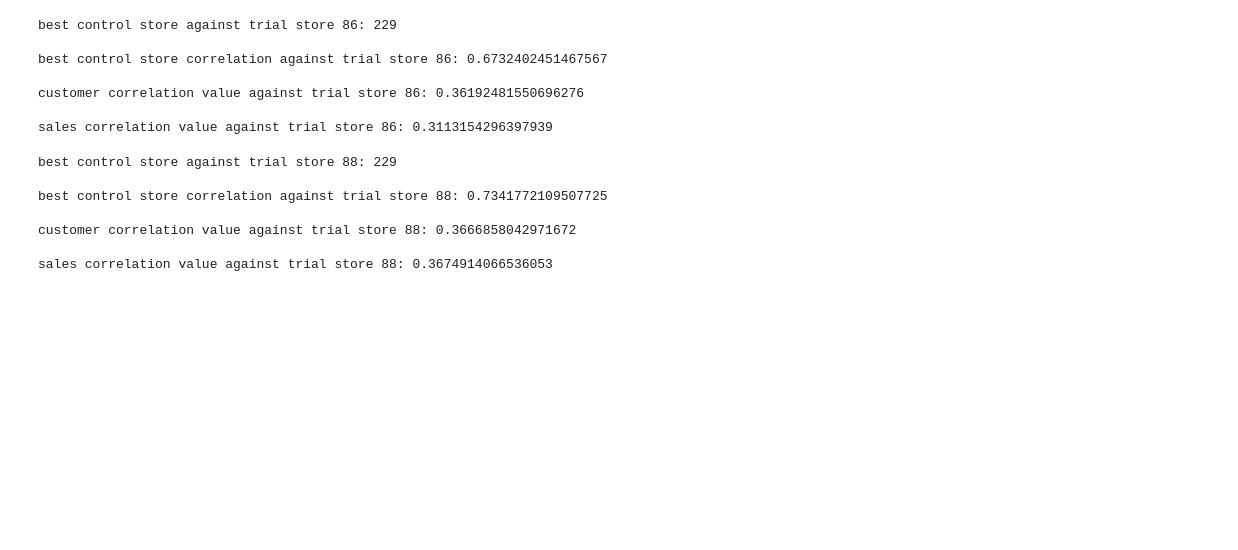
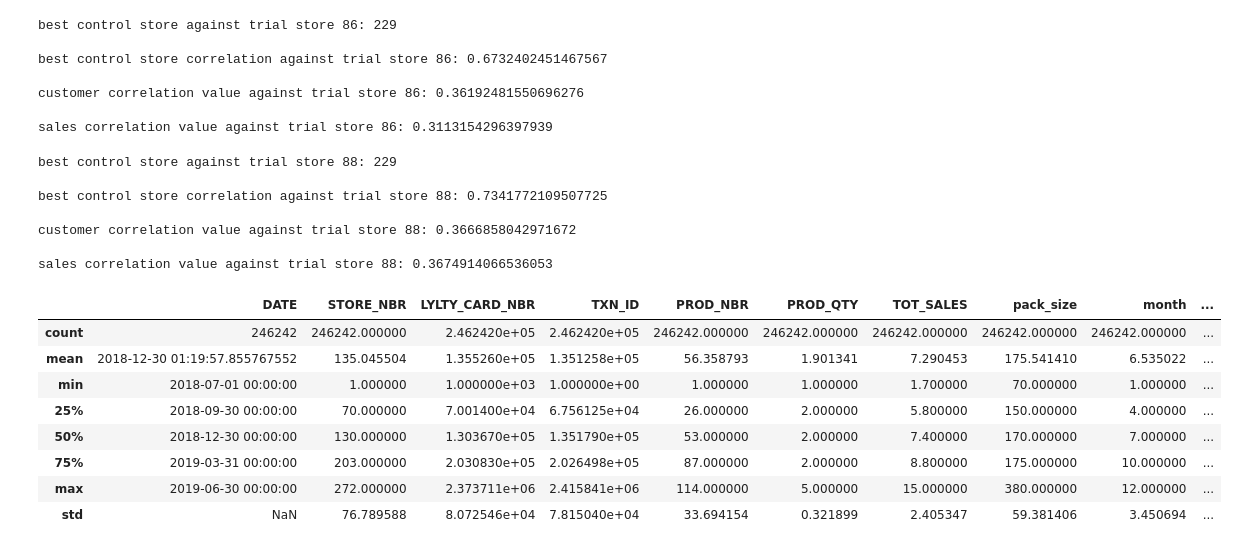
Before and after one commit to pandaueno0156/Exploratory_Data_Analysis_ChipCompany, a Jupyter notebook: customer_analytics.ipynb, the cells around one changed output. Drawn from its saved outputs; the diff is of its cells as text; code cells hidden in the pictures; blank space fills up the shorter version.

```diff
--- a/customer_analytics.ipynb
+++ b/customer_analytics.ipynb
@@ -668,3 +677,15 @@ best control store correlation against trial store 88: 0.7341772109507725
 customer correlation value against trial store 88: 0.3666858042971672
 
 sales correlation value against trial store 88: 0.3674914066536053
+# %%
+df_merged.describe()
+# %% [output]
+|  | DATE | STORE_NBR | LYLTY_CARD_NBR | TXN_ID | PROD_NBR | PROD_QTY | TOT_SALES | pack_size | month | ... |
+| count | 246242 | 246242.000000 | 2.462420e+05 | 2.462420e+05 | 246242.000000 | 246242.000000 | 246242.000000 | 246242.000000 | 246242.000000 | ... |
+| mean | 2018-12-30 01:19:57.855767552 | 135.045504 | 1.355260e+05 | 1.351258e+05 | 56.358793 | 1.901341 | 7.290453 | 175.541410 | 6.535022 | ... |
+| min | 2018-07-01 00:00:00 | 1.000000 | 1.000000e+03 | 1.000000e+00 | 1.000000 | 1.000000 | 1.700000 | 70.000000 | 1.000000 | ... |
+| 25% | 2018-09-30 00:00:00 | 70.000000 | 7.001400e+04 | 6.756125e+04 | 26.000000 | 2.000000 | 5.800000 | 150.000000 | 4.000000 | ... |
+| 50% | 2018-12-30 00:00:00 | 130.000000 | 1.303670e+05 | 1.351790e+05 | 53.000000 | 2.000000 | 7.400000 | 170.000000 | 7.000000 | ... |
+| 75% | 2019-03-31 00:00:00 | 203.000000 | 2.030830e+05 | 2.026498e+05 | 87.000000 | 2.000000 | 8.800000 | 175.000000 | 10.000000 | ... |
+| max | 2019-06-30 00:00:00 | 272.000000 | 2.373711e+06 | 2.415841e+06 | 114.000000 | 5.000000 | 15.000000 | 380.000000 | 12.000000 | ... |
+| std | NaN | 76.789588 | 8.072546e+04 | 7.815040e+04 | 33.694154 | 0.321899 | 2.405347 | 59.381406 | 3.450694 | ... |
```
Also changed, not shown: parts of 16 cells of this notebook.
